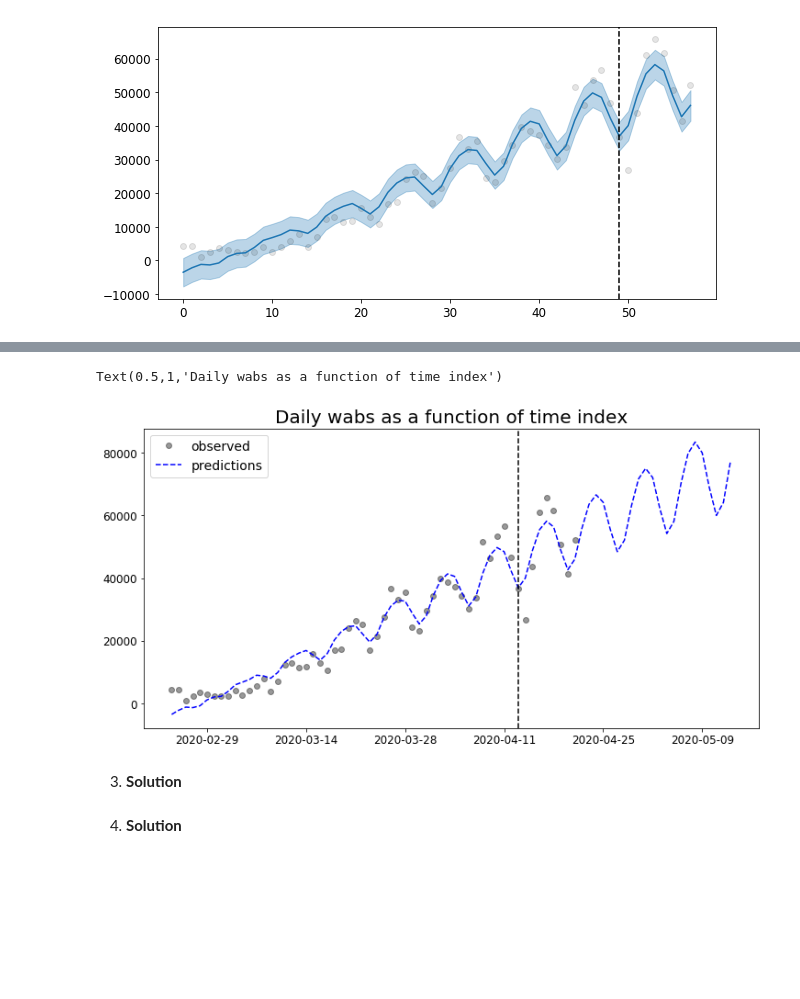
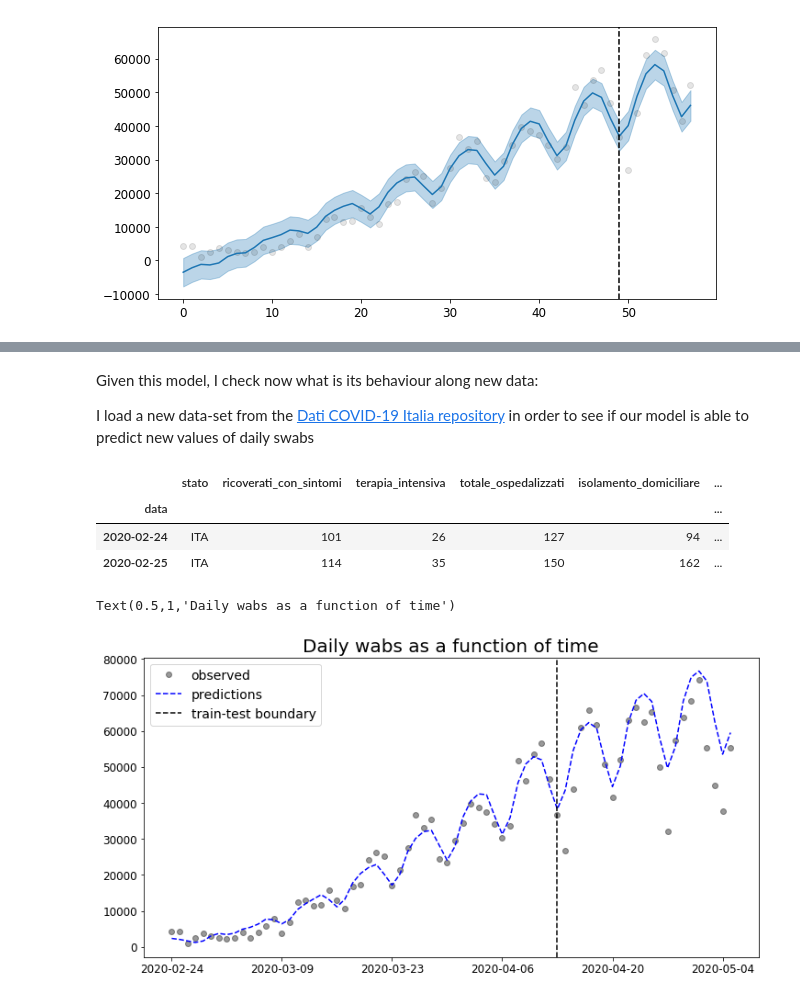
Before and after one commit to RobertoCorti/Statistical-Machine-Learning-2020, a Jupyter notebook: homeworks/homework_05.ipynb, the cells around one changed output, grey strips where cells are left out. Drawn from its saved outputs; the diff is of its cells as text; code cells hidden in the pictures; blank space fills up the shorter version.

```diff
--- a/homeworks/homework_05.ipynb
+++ b/homeworks/homework_05.ipynb
@@ -261,5 +304,5 @@ print(str(gp0.kernel_))
 # %%
-k1 = 316**2 * DotProduct(sigma_0=77.7) + 86.7**2 * WhiteKernel(noise_level=6.26e+03)
+k1 = 316**2 * DotProduct(sigma_0=47.2) + 65.1**2 * WhiteKernel(noise_level=3.53e+03)
 k2 = ExpSineSquared(length_scale=3.26,periodicity=7.0, periodicity_bounds="fixed")
 
 kernel =  k1*k2
@@ -273,14 +316,11 @@ gp0.fit(train_X, train_y)
 
 print("Kernel before: ", gp0.kernel)
 print(" ")
-print("Kernel before: ", gp0.kernel_)
+print("Kernel after: ", gp0.kernel_)
 print(" ")
-# All other parameters of the GP
-print("Parameters:", gp0.get_params())
-print(" ")
-# The log marginal likelihood of the MAP can be found after training
 print("Marginal likelihood value: ", gp0.log_marginal_likelihood_value_)
 print(" ")
+
 # The fitted kernel's parameters are packed into an array
 print("Theta: ", gp0.kernel_.theta)
 # %% [output]
@@ -310,19 +399,47 @@ date_days = [reference_time+pd.Timedelta(date_idx[i][0], "D") for i in range(80)
+# %% [markdown]
+Given this model, I check now what is its behaviour along new data:
+
+I load a new data-set from the [Dati COVID-19 Italia repository](https://github.com/pcm-dpc/COVID-19) in order to see if our model is able to predict new values of daily swabs
+# %%
+# Load the monthly dataset
+data_covid_new = pd.read_csv("data/dpc-covid19-ita-andamento-nazionale.csv")
+
+# fix column names
+cols_new = list(data_covid_new.columns[data_covid_new.columns != 'Unnamed: 0'])
+data_covid_new = data_covid_new[cols_new]
+
+# set date as index
+data_covid_new['data'] = pd.to_datetime(data_covid_new['data'])
+data_covid_new = data_covid_new.set_index('data', drop=True)
+
+t_new = dates_to_idx(data_covid_new.index)
+
+# log-scale
+y_new = data_covid_new["tamponi"].values
+daily_swabs_new = [y_new[0] if i==0 else y_new[i]-y_new[i-1] for i in range(len(y_new))]
+y_n_new = daily_swabs_new
+
+data_covid_new = data_covid_new.assign(t = t_new)
+data_covid_new = data_covid_new.assign(daily_swabs = daily_swabs_new)
+
+
+data_covid_new.head(2)
+# %% [output]
+|  | stato | ricoverati_con_sintomi | terapia_intensiva | totale_ospedalizzati | isolamento_domiciliare | ... |
+| data |  |  |  |  |  | ... |
+| 2020-02-24 | ITA | 101 | 26 | 127 | 94 | ... |
+| 2020-02-25 | ITA | 114 | 35 | 150 | 162 | ... |
 # %%
+date_idx = np.array([[t_new[i]] for i in range(0,len(t_new))])
 Y_hat = (gp0.predict(date_idx))
-
-#data_covid = data_covid.assign(y_hat = Y_hat)
 
 
 fig, ax = plt.subplots(1, 1, figsize=(12, 6))
-ax.plot(date_days[0:len(data_covid.daily_swab.values)], data_covid.daily_swab.values, color='black', marker='o', linestyle='', alpha= 0.4,label='observed')
-ax.plot(date_days, Y_hat, color='b', linestyle='--', label="predictions")
-ax.axvline(pd.to_datetime("2020-04-13"), linestyle='--', color='k')
+ax.plot(data_covid_new.index.values,data_covid_new.daily_swabs.values, color='black', marker='o', linestyle='', alpha= 0.4,label='observed')
+ax.plot(data_covid_new.index.values, Y_hat, color='b', linestyle='--', label="predictions")
+ax.axvline(pd.to_datetime("2020-04-13"), linestyle='--', color='k', label="train-test boundary")
 ax.legend()
-ax.set_title('Daily wabs as a function of time index')
+ax.set_title('Daily wabs as a function of time')
 # %% [output]
-Text(0.5,1,'Daily wabs as a function of time index')
+Text(0.5,1,'Daily wabs as a function of time')
-[figure, old version]
+[figure, new version]
-# %% [markdown]
-3. **Solution**
-# %% [markdown]
-4. **Solution**
```
Also changed, not shown: parts of 34 cells of this notebook.
